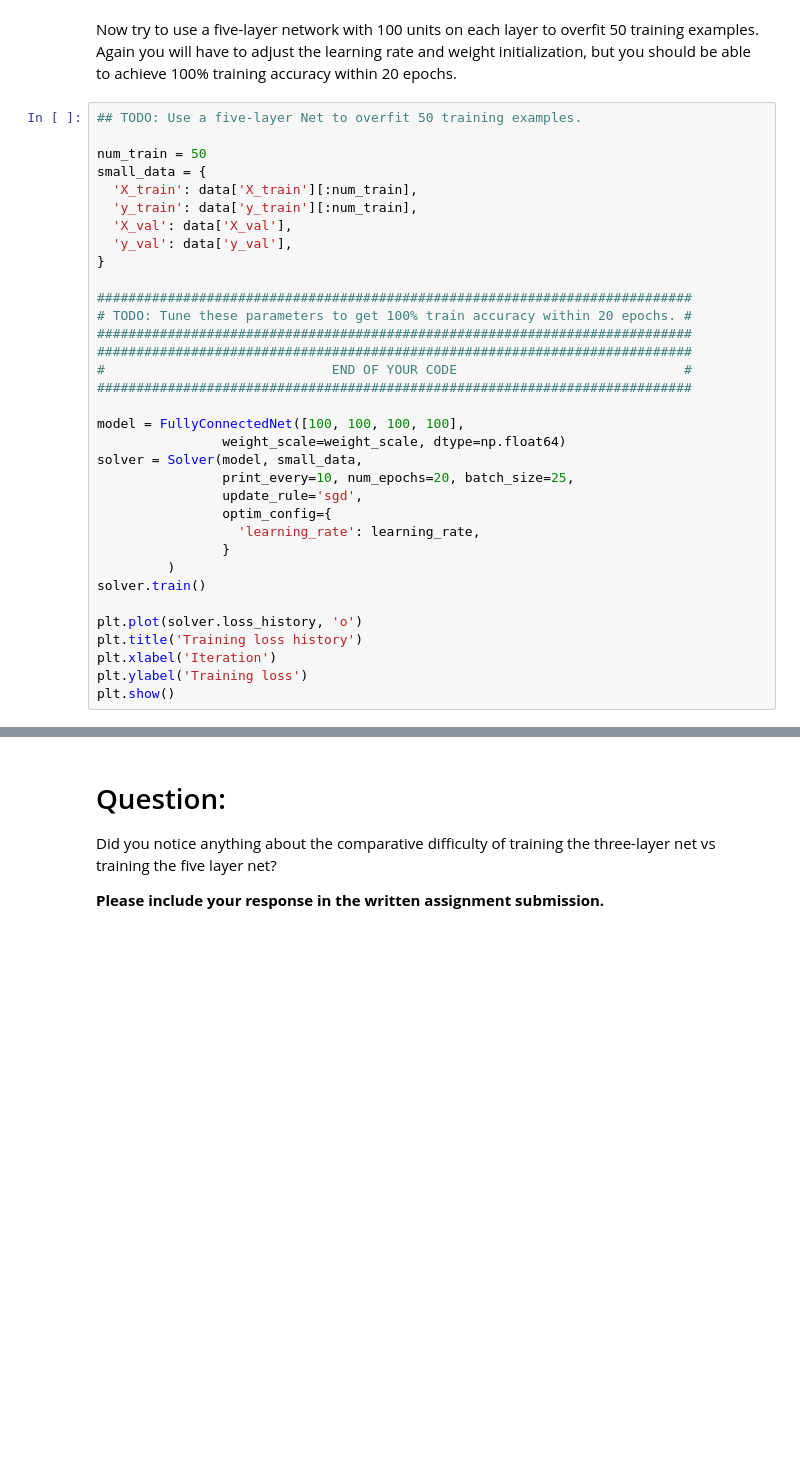
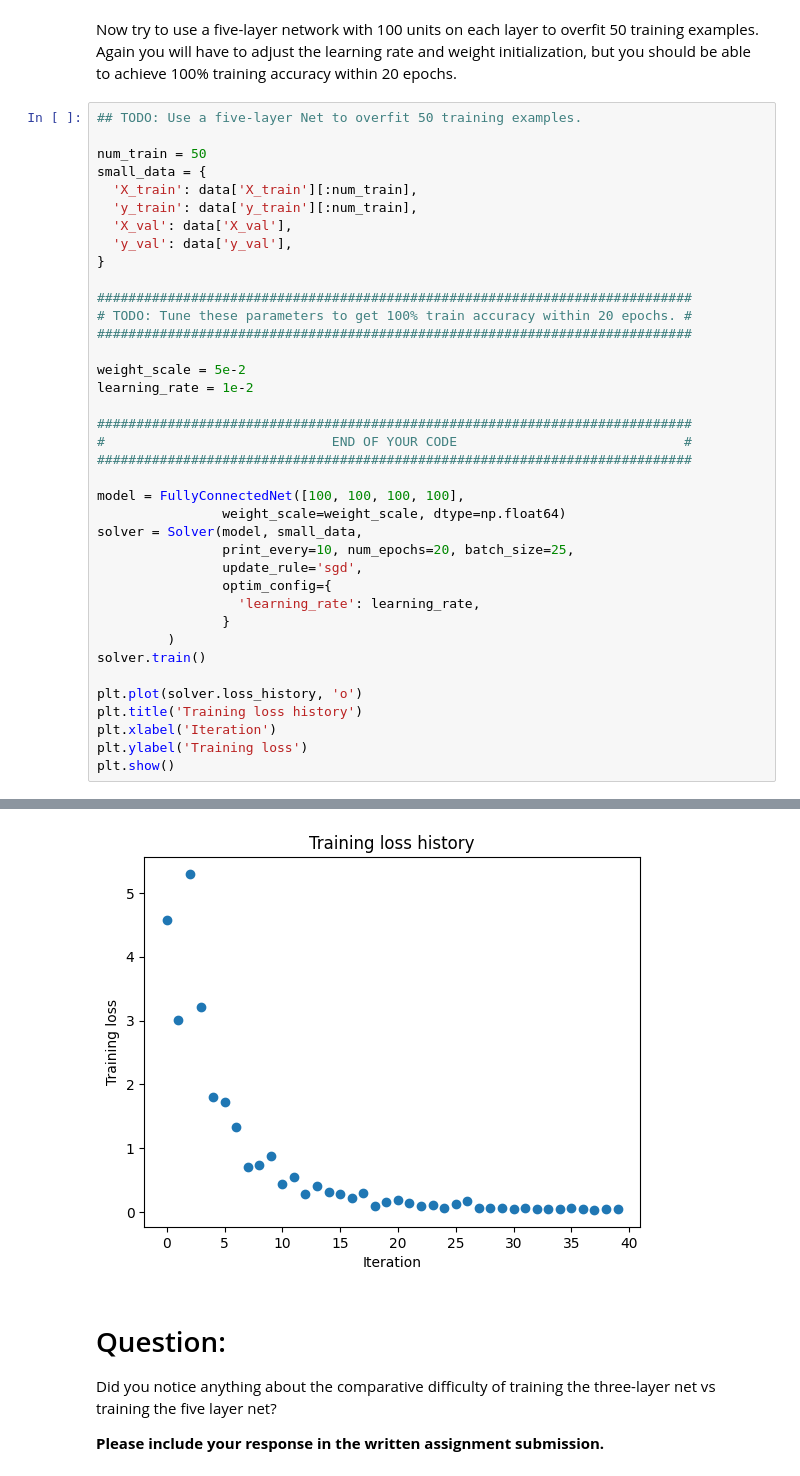
Before and after one commit to leomcgrath/CS282A-Deep-Neural-Networks, a Jupyter notebook: hw00/code/deeplearning/networks.ipynb, the cells around one changed output, grey strips where cells are left out. Cells and saved outputs as stored; diff of their text form; blank space fills up the shorter version.

```diff
--- a/hw00/code/deeplearning/networks.ipynb
+++ b/hw00/code/deeplearning/networks.ipynb
@@ -528,6 +635,10 @@ small_data = {
 ############################################################################
 # TODO: Tune these parameters to get 100% train accuracy within 20 epochs. #
 ############################################################################
+
+weight_scale = 5e-2
+learning_rate = 1e-2
+
 ############################################################################
 #                             END OF YOUR CODE                             #
 ############################################################################
@@ -548,3 +659,4 @@ plt.title('Training loss history')
 plt.xlabel('Iteration')
 plt.ylabel('Training loss')
 plt.show()
+# %% [output]
@@ -551,3 +680,4 @@ plt.show()
+[figure, added]
 # %% [markdown]
 # Question:
 Did you notice anything about the comparative difficulty of training the three-layer net vs training the five layer net?
```
Also changed, not shown: parts of 9 cells of this notebook.
